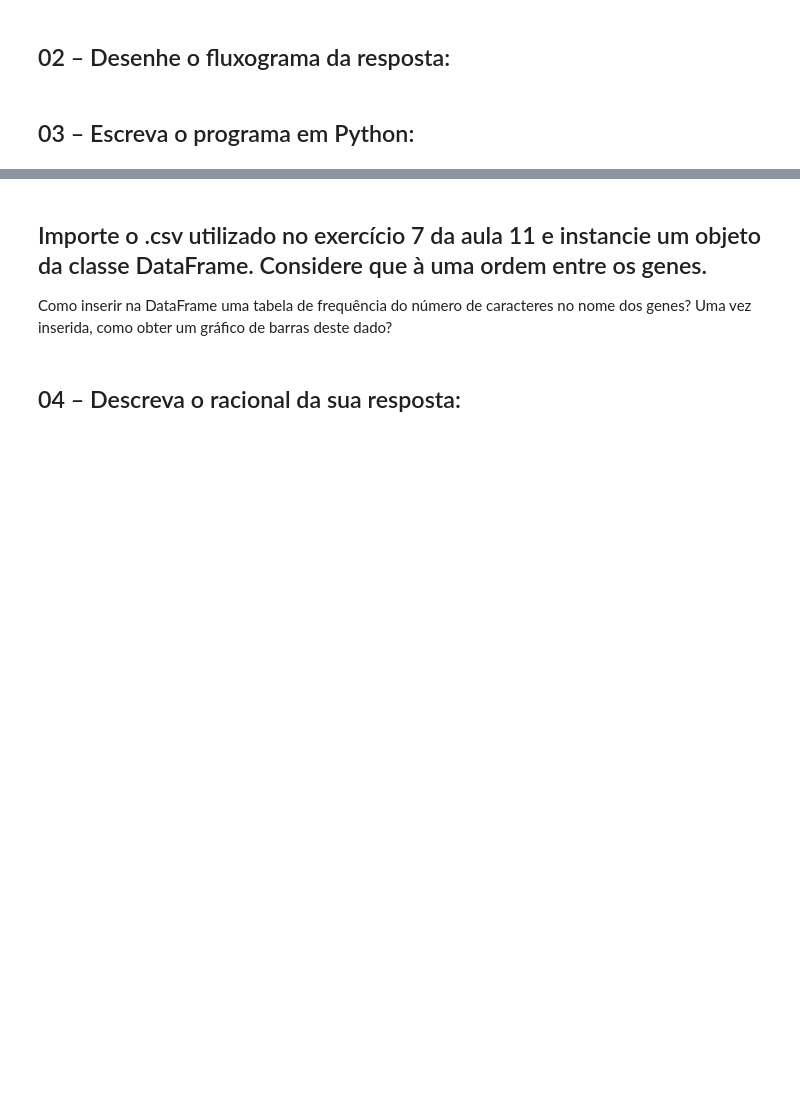
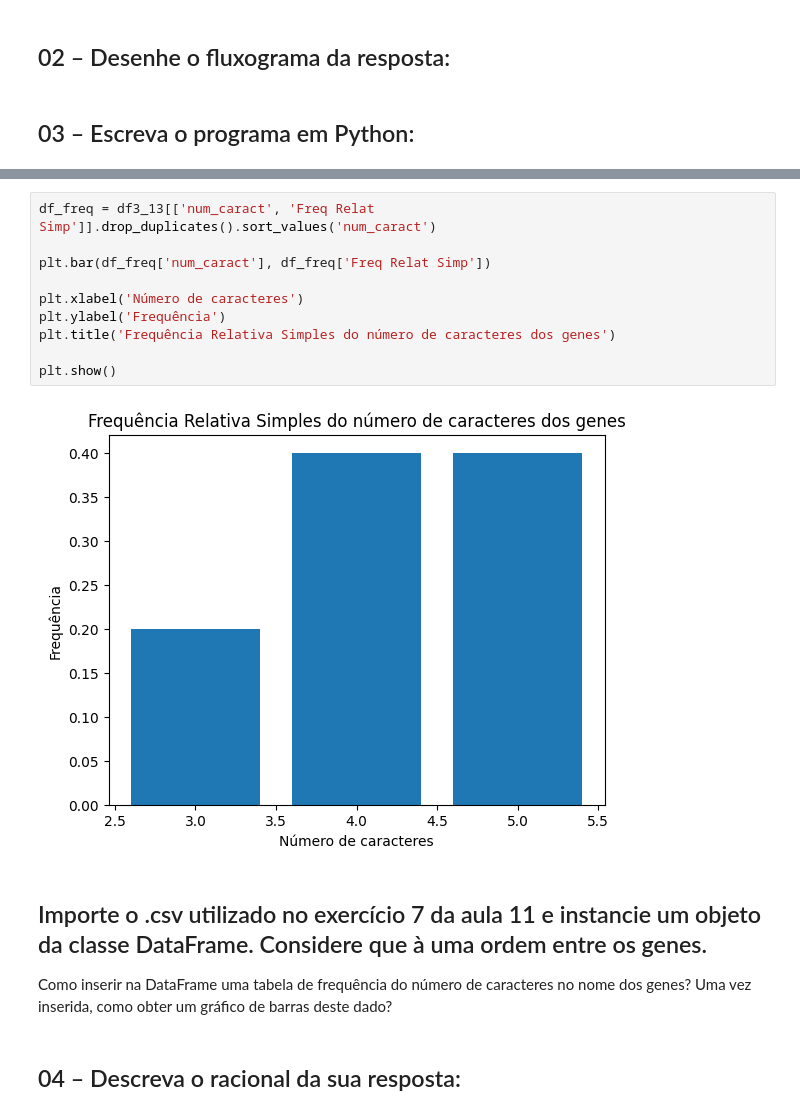
Before and after one commit to biancankusma/python_basico, a Jupyter notebook: 13-Variáveis_Qualitativas_2026-03-30.ipynb, the cells around one changed output, grey strips where cells are left out. Cells and saved outputs as stored; diff of their text form; blank space fills up the shorter version.

```diff
--- a/13-Variáveis_Qualitativas_2026-03-30.ipynb
+++ b/13-Variáveis_Qualitativas_2026-03-30.ipynb
@@ -20,3 +44,15 @@ FileNotFoundError: [Errno 2] No such file or directory: 'df4_8_lista11'
+# %%
+df_freq = df3_13[['num_caract', 'Freq Relat Simp']].drop_duplicates().sort_values('num_caract')
+
+plt.bar(df_freq['num_caract'], df_freq['Freq Relat Simp'])
+
+plt.xlabel('Número de caracteres')
+plt.ylabel('Frequência')
+plt.title('Frequência Relativa Simples do número de caracteres dos genes')
+
+plt.show()
+# %% [output]
+[figure, added]
 # %% [markdown]
 ## Importe o .csv utilizado no exercício 7 da aula 11 e instancie um objeto da classe DataFrame. Considere que à uma ordem entre os genes.
 Como inserir  na DataFrame uma tabela de frequência do número de caracteres no nome dos genes? Uma vez inserida, como obter um gráfico de barras deste dado?
```
Also changed, not shown: parts of 7 cells of this notebook.
